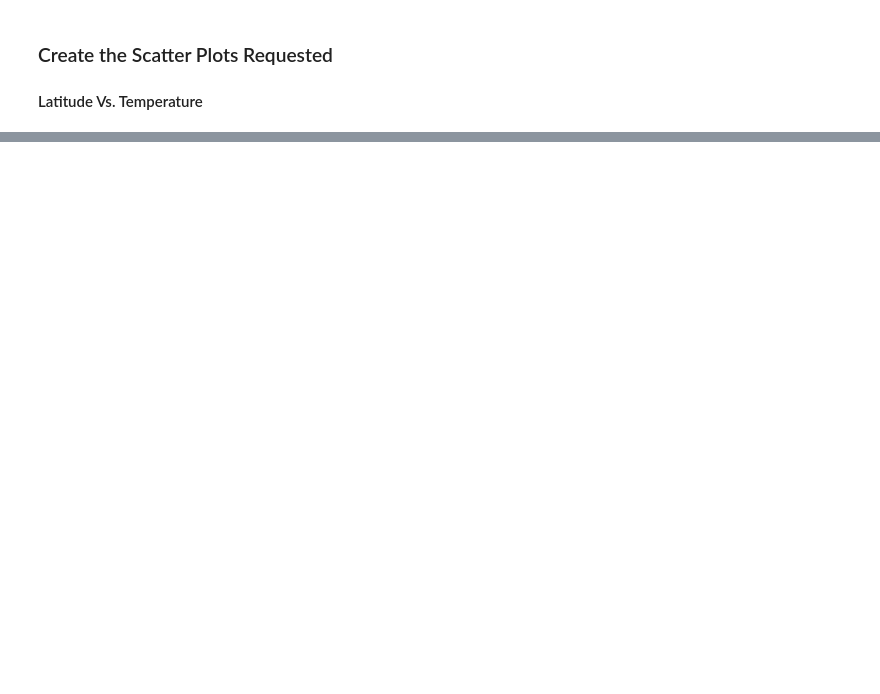
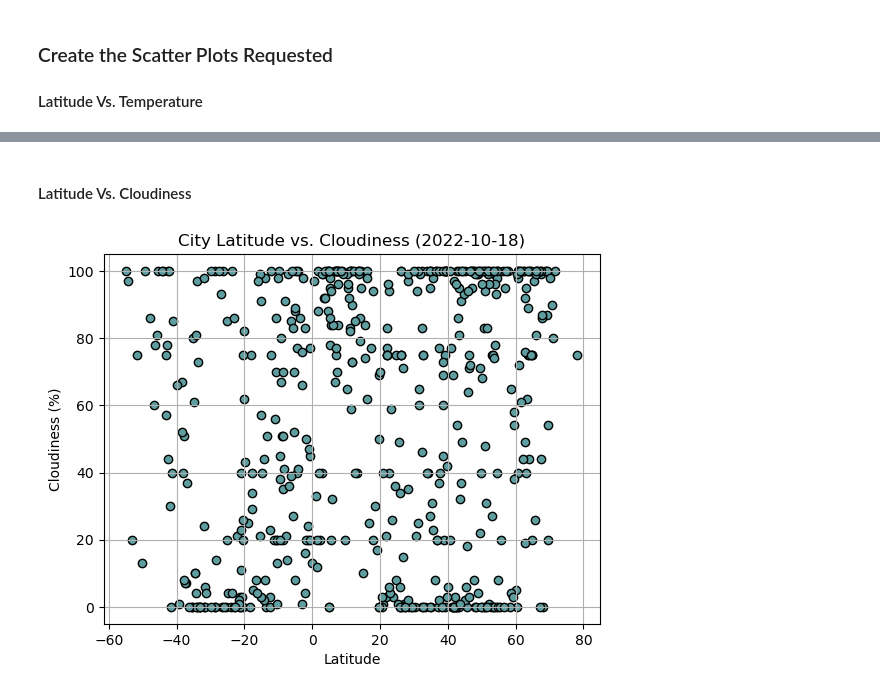
Before and after one commit to benrich322/python-api-challenge, a Jupyter notebook: WeatherPy/WeatherPy.ipynb, the cells around one changed output, grey strips where cells are left out. Saved outputs shown, nothing was run; the diff lists cells and outputs as text; code cells hidden in the pictures; blank space fills up the shorter version.

```diff
--- a/WeatherPy/WeatherPy.ipynb
+++ b/WeatherPy/WeatherPy.ipynb
@@ -228,0 +251,22 @@ plt.savefig("output_data/Fig1.png")
+# %% [markdown]
+#### Latitude Vs. Cloudiness
+# %%
+# Build scatter plot for latitude vs. temperature
+x_axis = city_data_df['Lat']
+y_axis = city_data_df['Cloudiness']
+plt.title("City Latitude vs. Cloudiness (2022-10-18)")
+plt.xlabel("Latitude")
+plt.ylabel("Cloudiness (%)")
+
+plt.scatter(x_axis, y_axis, marker="o", color="cadetblue",edgecolors='black')
+plt.grid()
+
+# Incorporate the other graph properties
+# YOUR CODE HERE
+
+# Save the figure
+plt.savefig("output_data/Fig1.png")
+
+# Show plot
+# %% [output]
+[figure, added]
```
Also changed, not shown: parts of 12 cells of this notebook, 2 other files.
